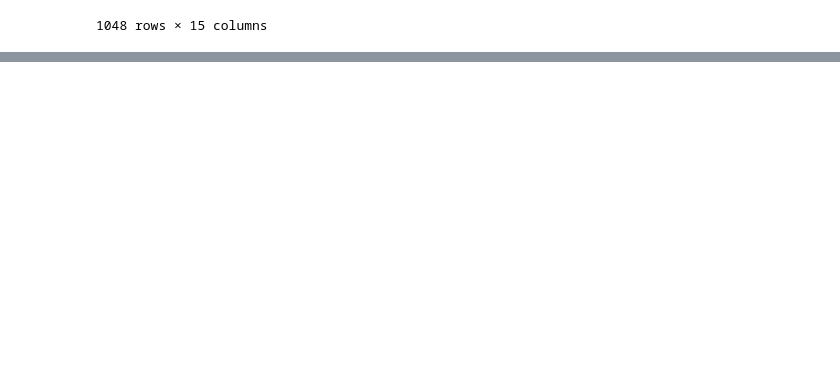
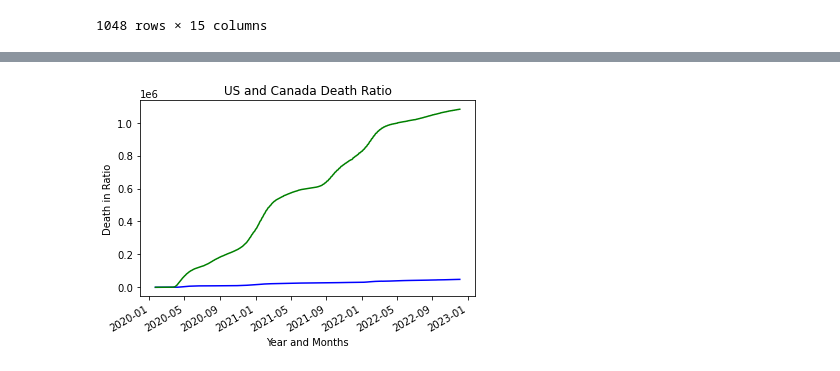
Before and after one commit to AIDA-Saskatchewan-polytechnic/Final_project_by_Naveen-Nilesh, a Jupyter notebook: Source/final_project.ipynb, the cells around one changed output, grey strips where cells are left out. Saved outputs shown, nothing was run; the diff lists cells and outputs as text; code cells hidden in the pictures; blank space fills up the shorter version.

```diff
--- a/Source/final_project.ipynb
+++ b/Source/final_project.ipynb
@@ -488,0 +516,14 @@ dataFrame_Merged_Death_Confirmed
+# %%
+#Graph showing Canada and US Death Cases Over the period
+fig = plt.figure()
+plt.plot_date(dataFrame_Merged_COVID_Stock['date'],dataFrame_Merged_COVID_Stock['Canada_Death_Cases'],'b-')
+plt.plot_date(dataFrame_Merged_COVID_Stock['date'],dataFrame_Merged_COVID_Stock['US_Death_Cases'],'g-')
+
+plt.title("US and Canada Death Ratio")
+plt.xlabel("Year and Months")
+plt.ylabel("Death in Ratio")
+
+fig.autofmt_xdate()
+plt.show()
+# %% [output]
+[figure, added]
```
Also changed, not shown: parts of 17 cells of this notebook.
